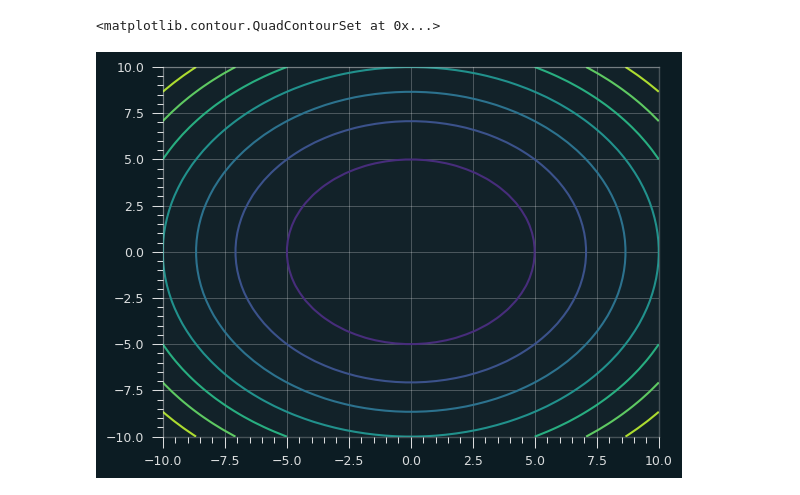
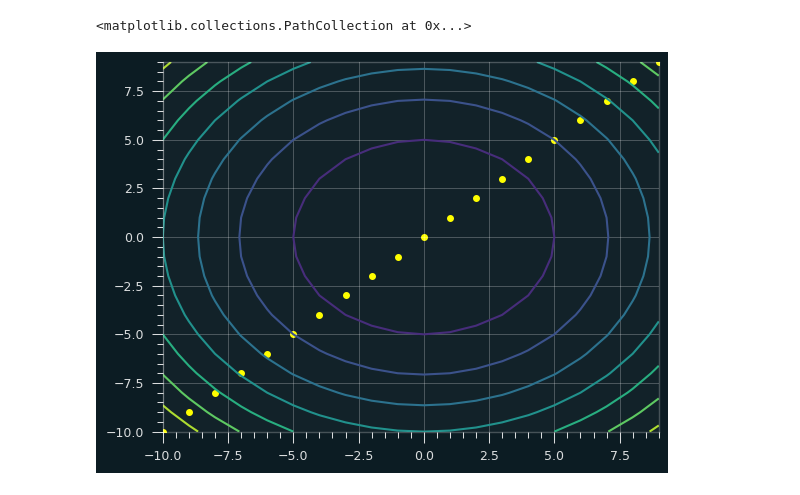
Before and after one commit to RohitMugalya/Learner-s-Garden, a Jupyter notebook: practice notebooks/countour plot practise.ipynb, the cells around one changed output. Cells and saved outputs as stored; diff of their text form; code cells hidden in the pictures.

```diff
--- a/practice notebooks/countour plot practise.ipynb
+++ b/practice notebooks/countour plot practise.ipynb
@@ -5,14 +5,14 @@ from qbstyles import mpl_style
 
 mpl_style(dark=True)
 # %%
-x = np.linspace(-10, 10)
+x = np.arange(-10, 10)
 y = x.copy()
-w = 100
-b = 100
 X, Y = np.meshgrid(x, y)
-Z = w * X ** 2 + b * Y ** 2
+w1, w2 = 100, 100
+Z = w1 * X ** 2 + w2 * Y ** 2
 
 plt.contour(X, Y, Z)
+plt.scatter(x, y, color="yellow")
 # %% [output]
-<matplotlib.contour.QuadContourSet at 0x...>
+<matplotlib.collections.PathCollection at 0x...>
-[figure, old version]
+[figure, new version]
```
Also changed, not shown: parts of 1 cell of this notebook, 1 other file.
